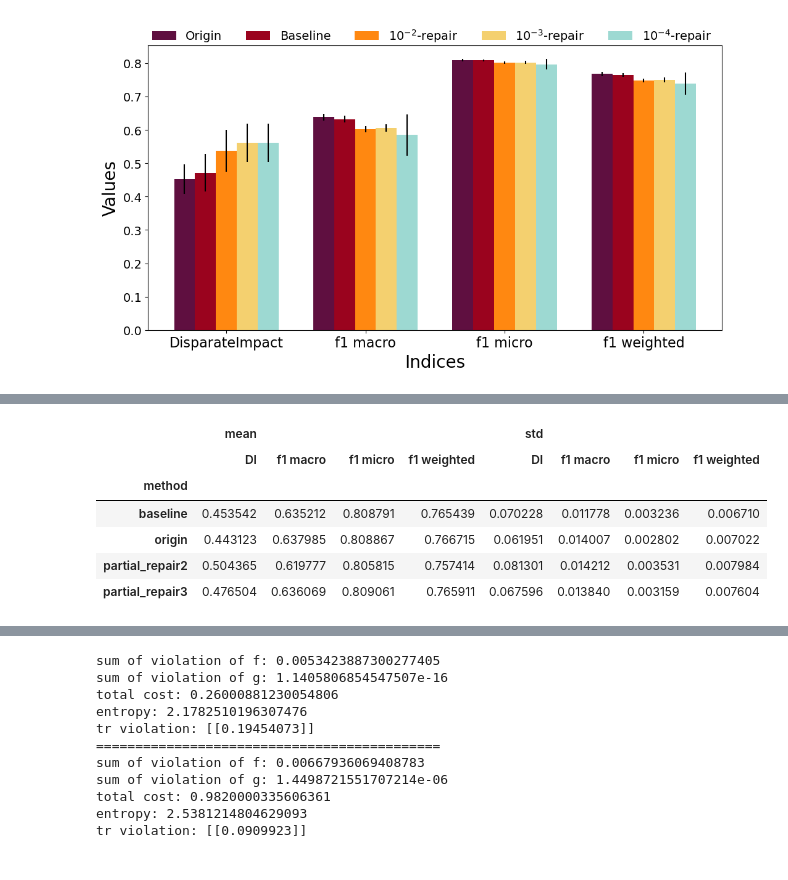
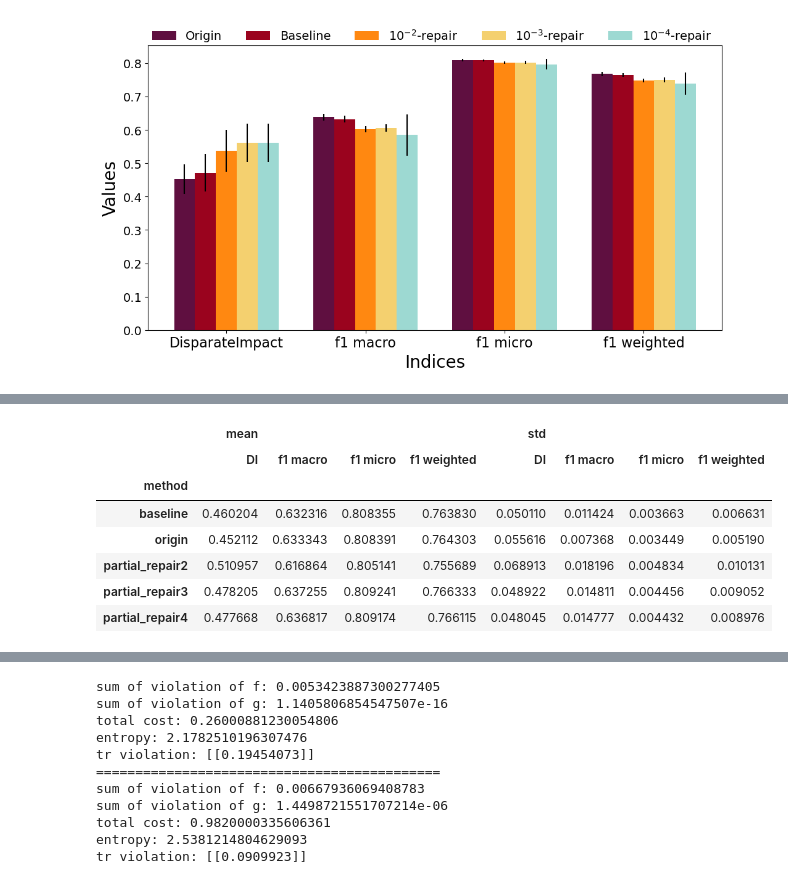
Before and after one commit to Quan-Zhou/OT_Debiasing, a Jupyter notebook: Dykstra_fromadult_higher.ipynb, the cells around one changed output, grey strips where cells are left out. Cells and saved outputs as stored; diff of their text form; code cells hidden in the pictures.

```diff
--- a/Dykstra_fromadult_higher.ipynb
+++ b/Dykstra_fromadult_higher.ipynb
@@ -503,20 +519,21 @@ plt.savefig("C:/Users/zhouq/Documents/optimal_transport/adult_higher.pdf",bbox_i
 # %%
 report=pd.read_csv('C:/Users/zhouq/Documents/optimal_transport/report_first.csv')
 performance=list(report.columns)[:-1]
 #methods=['origin','baseline','partial repair']
-methods=['origin','baseline','partial_repair2','partial_repair3']
+methods=['origin','baseline','partial_repair2','partial_repair3','partial_repair4']
 #list(set(report['method']))
 colors=['#5f0f40','#9a031e','#FF8811','#F4D06F','#9DD9D2']
 pivot=pd.pivot_table(report,index=['method'],values=performance,aggfunc=[np.mean,np.std])
 pivot
 # %% [output]
 |  | mean |  |  |  | std |  |  |  |
 |  | DI | f1 macro | f1 micro | f1 weighted | DI | f1 macro | f1 micro | f1 weighted |
 | method |  |  |  |  |  |  |  |  |
-| baseline | 0.453542 | 0.635212 | 0.808791 | 0.765439 | 0.070228 | 0.011778 | 0.003236 | 0.006710 |
-| origin | 0.443123 | 0.637985 | 0.808867 | 0.766715 | 0.061951 | 0.014007 | 0.002802 | 0.007022 |
-| partial_repair2 | 0.504365 | 0.619777 | 0.805815 | 0.757414 | 0.081301 | 0.014212 | 0.003531 | 0.007984 |
-| partial_repair3 | 0.476504 | 0.636069 | 0.809061 | 0.765911 | 0.067596 | 0.013840 | 0.003159 | 0.007604 |
+| baseline | 0.460204 | 0.632316 | 0.808355 | 0.763830 | 0.050110 | 0.011424 | 0.003663 | 0.006631 |
+| origin | 0.452112 | 0.633343 | 0.808391 | 0.764303 | 0.055616 | 0.007368 | 0.003449 | 0.005190 |
+| partial_repair2 | 0.510957 | 0.616864 | 0.805141 | 0.755689 | 0.068913 | 0.018196 | 0.004834 | 0.010131 |
+| partial_repair3 | 0.478205 | 0.637255 | 0.809241 | 0.766333 | 0.048922 | 0.014811 | 0.004456 | 0.009052 |
+| partial_repair4 | 0.477668 | 0.636817 | 0.809174 | 0.766115 | 0.048045 | 0.014777 | 0.004432 | 0.008976 |
 # %%
 ind=np.arange(len(performance))
 width = 0.15
```
Also changed, not shown: parts of 2 cells of this notebook.
